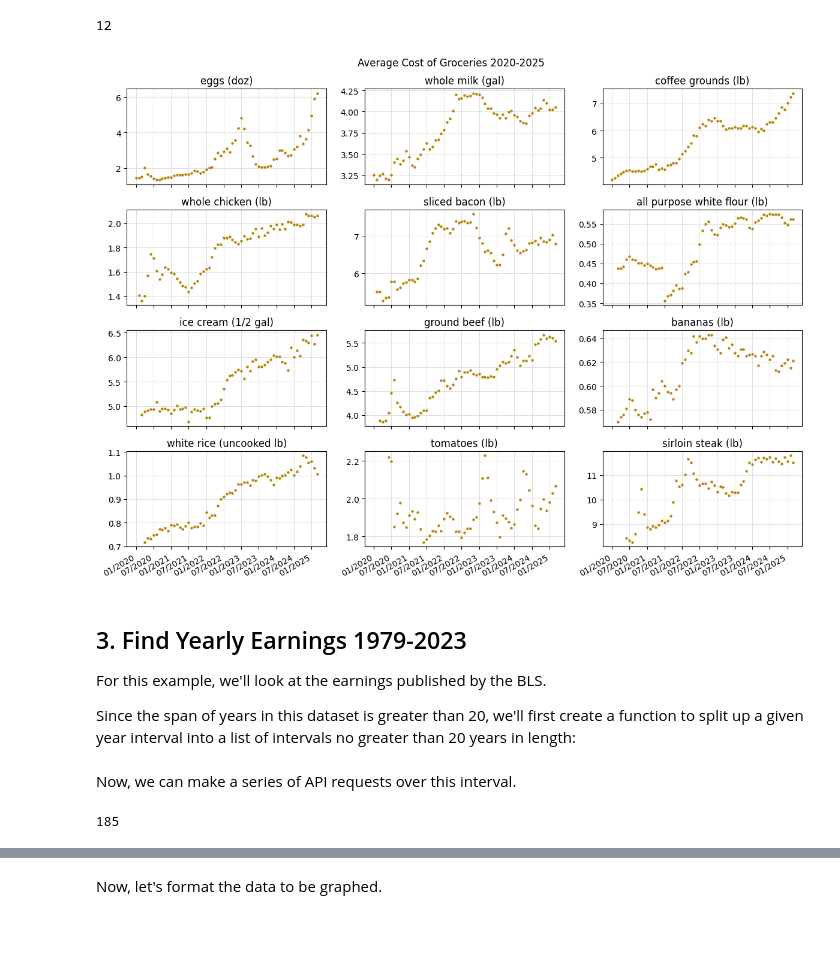
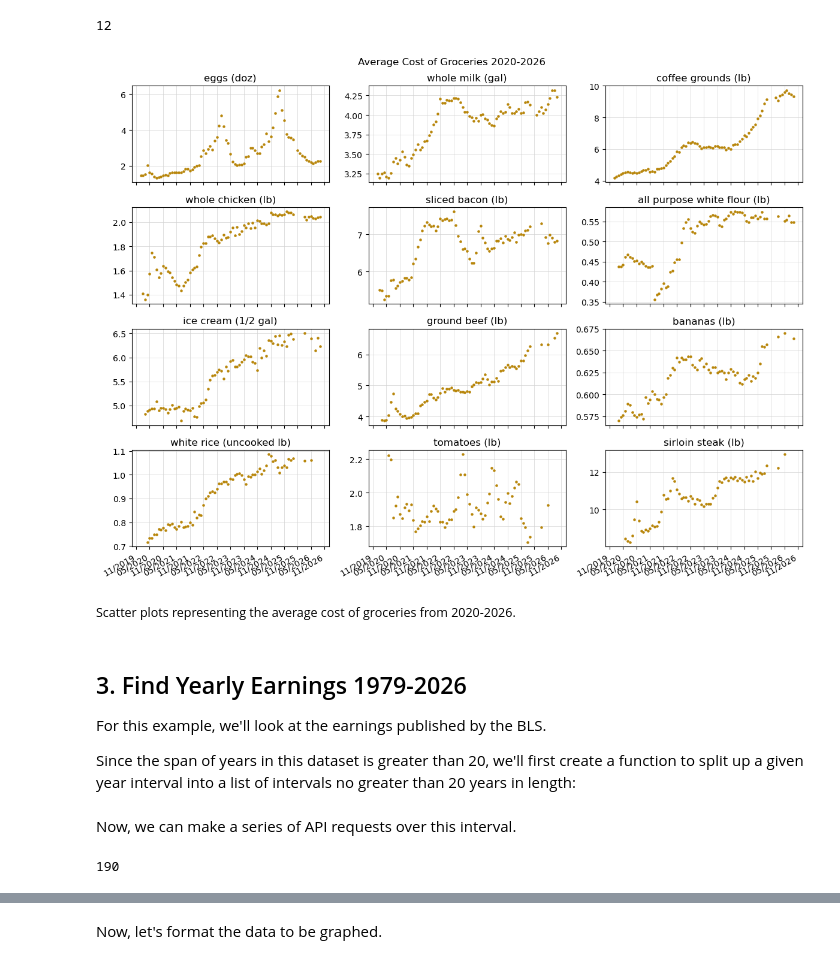
Before and after one commit to UA-Libraries-Research-Data-Services/UALIB_ScholarlyAPI_Cookbook, a Jupyter notebook: src/python/bls.ipynb, the cells around one changed output, grey strips where cells are left out. Cells and saved outputs as stored; diff of their text form; code cells hidden in the pictures; blank space fills up the shorter version.

```diff
--- a/src/python/bls.ipynb
+++ b/src/python/bls.ipynb
@@ -71,7 +73,7 @@ series_id = ['APU0000708111']
 
 # The BLS API accepts a max of a 20 year span per request, and bounds are inclusive
 start_year = '2020'
-end_year = '2025'
+end_year = '2026'
 
 headers = {'Content-type': 'application/json'}
 data = json.dumps({"seriesid": series_id,
@@ -121,12 +123,14 @@ monthly_prices = []
 for data_point in data:
 
     # Convert date to datetime object for compatibility with matplotlib
-    date = f"{data_point['period'][1:]}/{data_point['year']}"
-    date = dt.datetime.strptime(date,'%m/%Y').date()
-
-    value = float(data_point['value'])
-
-    monthly_prices.append((date, value))
+    try:
+            value = float(data_point['value'])
+            date = f"{data_point['period'][1:]}/{data_point['year']}"
+            date = dt.datetime.strptime(date,'%m/%Y').date()
+            monthly_prices.append((date, value))
+    except ValueError:
+            # Ignoring missing data
+            pass
 
 # Display first 12 results
 monthly_prices[:12]
@@ -188,7 +194,7 @@ series_ids = {'APU0000708111': 'eggs (doz)',
 
 # The BLS API accepts a max of a 20 year span per request, and bounds are inclusive
 start_year = '2020'
-end_year = '2025'
+end_year = '2026'
 
 headers = {'Content-type': 'application/json'}
 data = json.dumps({"seriesid": list(series_ids.keys()),
@@ -219,43 +225,48 @@ for i, item in enumerate(data_retrieved):
     item_name = series_ids[item['seriesID']]
     monthly_prices[0][i+1] = item_name
 
+    # Accounting for missing data
     for j, data_point in enumerate(item['data']):
-
-        value = float(data_point['value'])
-        monthly_prices[j+1][i+1] = value
+        try:
+                    value = float(data_point["value"])
+                    monthly_prices[j + 1][i + 1] = value
+        except ValueError:
+                  pass
 # %%
 fig, axs = plt.subplots(4, 3, figsize=(12, 9), sharex=True)
-fig.suptitle('Average Cost of Groceries 2020-2025')
+fig.suptitle('Average Cost of Groceries 2020-2026')
 
 dates = [dt.datetime.strptime(row[0], '%m/%Y').date() for row in reversed(monthly_prices[1:])]
 
 for i in range(12):
     x = i // 3  # x-coordinate of graph (row number)
     y = i % 3   # y-coordinate of graph (column number)
 
     prices = [row[i+1] for row in reversed(monthly_prices[1:])]
 
     # Filter out data points where price is 0
     valid_data = [(date, price) for date, price in zip(dates, prices) if price != 0]
     dates, prices = zip(*valid_data)
 
     axs[x, y].scatter(dates, prices, s=5, color='darkgoldenrod')
     axs[x, y].set_title(monthly_prices[0][i+1])
 
     axs[x, y].xaxis.set_major_formatter(mdates.DateFormatter('%m/%Y'))
     axs[x, y].xaxis.set_major_locator(mdates.MonthLocator(interval=6))
     fig.autofmt_xdate()
 
     axs[x, y].grid(linewidth=0.5, color='lightgray')
     axs[x, y].set_axisbelow(True)
 
 plt.tight_layout()
 
 plt.show()
 # %% [output]
-[figure, old version]
+[figure, new version]
+# %% [markdown]
+<small>Scatter plots representing the average cost of groceries from 2020-2026.</small>
 # %% [markdown]
-## 3. Find Yearly Earnings 1979-2023
+## 3. Find Yearly Earnings 1979-2026
 
 For this example, we'll look at the earnings published by the BLS.
 
@@ -284,7 +295,7 @@ series_ids = ['LEU0252881500']
 
 # Starting and ending bounds for the data we want to retrieve
 start = 1979
-end = 2025
+end = 2026
 
 intervals = generate_year_intervals(start, end)
 headers = {'Content-type': 'application/json'}
@@ -306,7 +317,7 @@ for interval in intervals:
 # Display length of data
 len(data_retrieved)
 # %% [output]
-185
+190
 # %%
 # Display first 3 results
 data_retrieved[:3]
```
Also changed, not shown: parts of 16 cells of this notebook, 4 other files.
